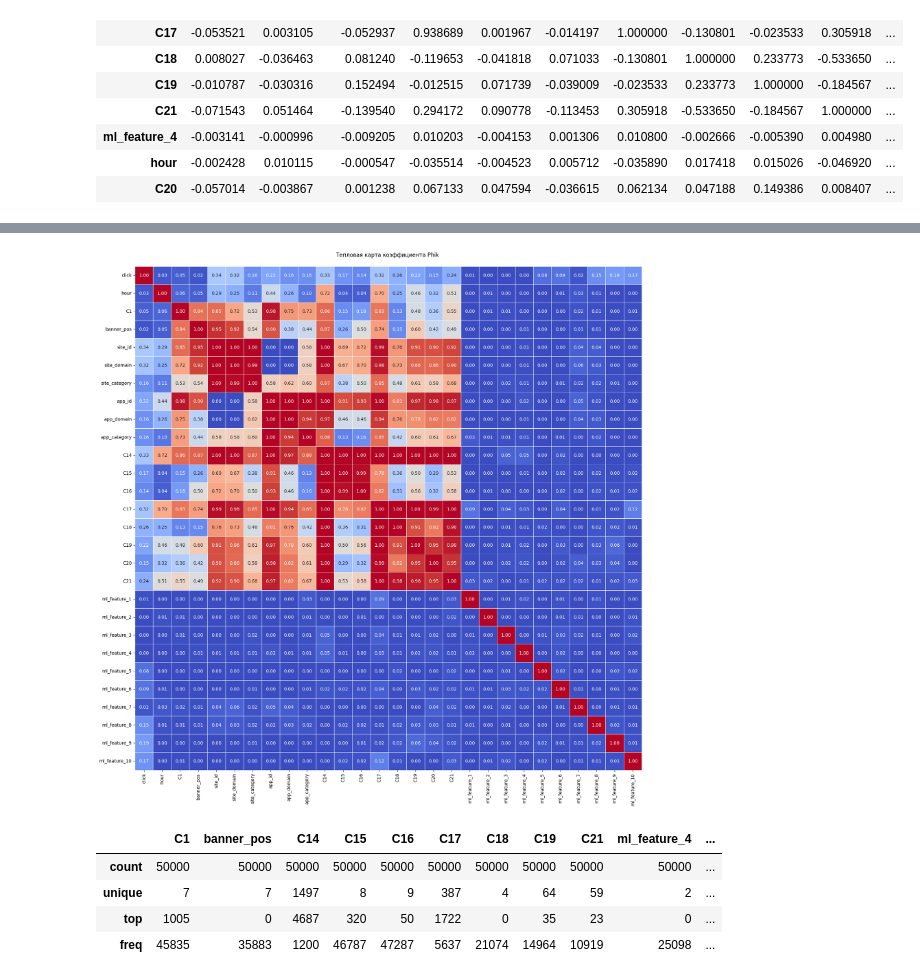
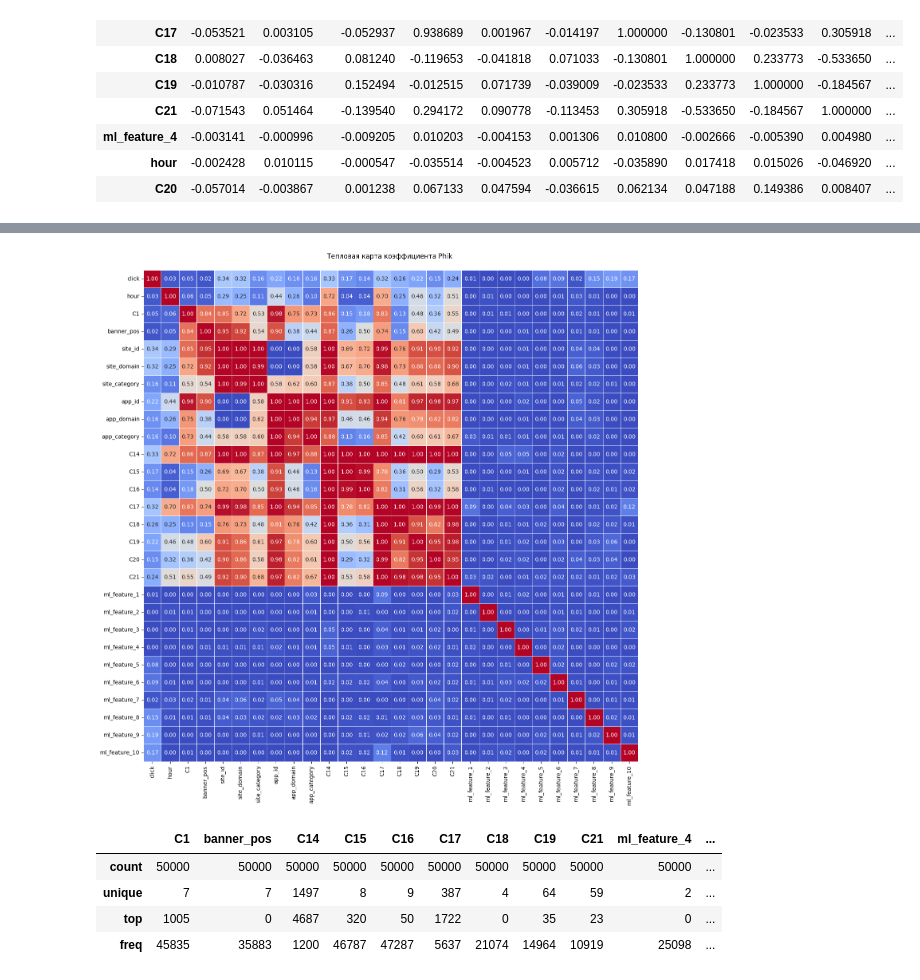
Before and after one commit to TemaQDX/sprint_12_project_advandex, a Jupyter notebook: sprint_12_project_advandex_Artem_Burov.ipynb, the cells around one changed output, grey strips where cells are left out. Drawn from its saved outputs; the diff is of its cells as text; code cells hidden in the pictures.

```diff
--- a/sprint_12_project_advandex_Artem_Burov.ipynb
+++ b/sprint_12_project_advandex_Artem_Burov.ipynb
@@ -867,7 +869,7 @@ phik_coolwarm_matrix(df=df_work, target_var='click', interval_cols=num_features,
 # %%
-phik_coolwarm_matrix(df=df_work, target_var='click', interval_cols=num_features, figsize=(20, 20))
+phik_coolwarm_matrix(df=df_work, target_var='click', interval_cols=num_features, figsize=(16, 16))
 # %% [output]
-[figure, old version]
+[figure, new version]
 # %%
 df_work[cat_features].astype('str').describe()
 # %% [output]
```
Also changed, not shown: parts of 26 cells of this notebook.
